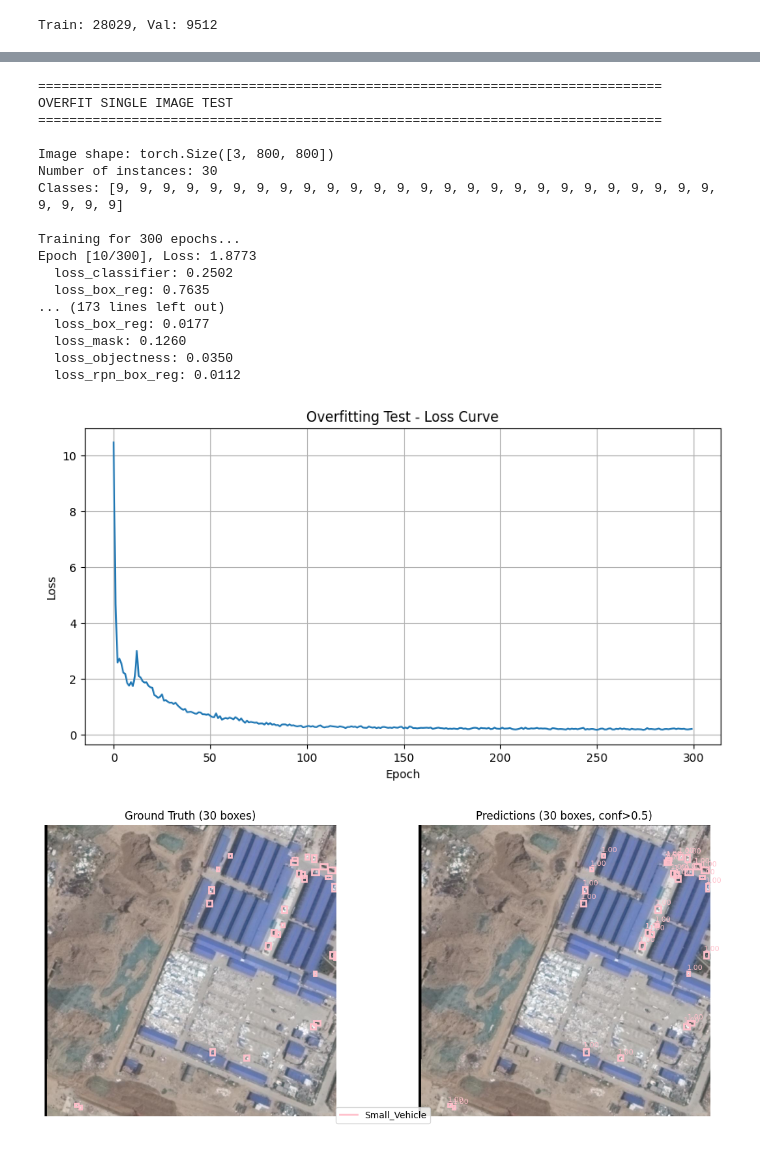
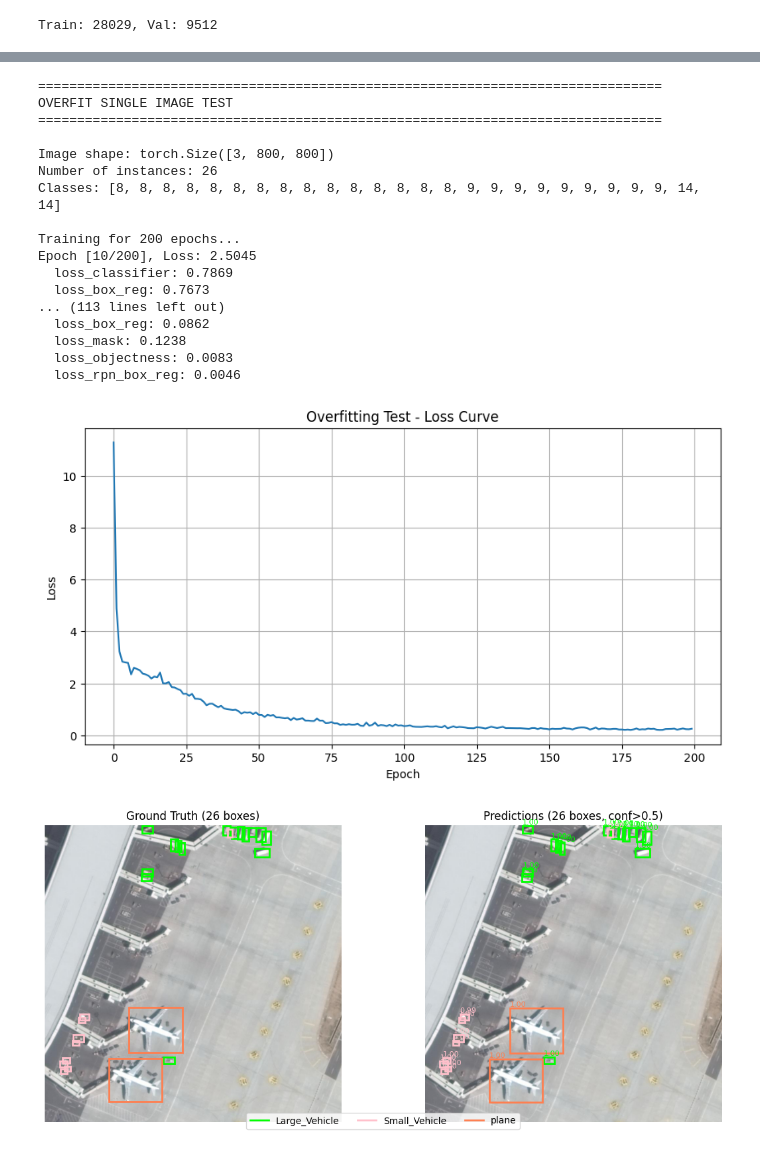
Before and after one commit to michaelo-ponteski/isaid-instance-segmentation, a Jupyter notebook: notebooks/00_setup.ipynb, the cells around one changed output, grey strips where cells are left out. Cells and saved outputs as stored; diff of their text form; code cells hidden in the pictures.

```diff
--- a/notebooks/00_setup.ipynb
+++ b/notebooks/00_setup.ipynb
@@ -58,28 +67,28 @@ model = get_maskrcnn_model(num_classes, pretrained=True)
 # %%
 losses, preds = overfit_single_image_test(
     model,
     train_dataset,
-    idx=0,
-    num_epochs=300,
+    idx=19,
+    num_epochs=200,
     device=device
 )
 # %% [output]
 ================================================================================
 OVERFIT SINGLE IMAGE TEST
 ================================================================================
 
 Image shape: torch.Size([3, 800, 800])
-Number of instances: 30
-Classes: [9, 9, 9, 9, 9, 9, 9, 9, 9, 9, 9, 9, 9, 9, 9, 9, 9, 9, 9, 9, 9, 9, 9, 9, 9, 9, 9, 9, 9, 9]
+Number of instances: 26
+Classes: [8, 8, 8, 8, 8, 8, 8, 8, 8, 8, 8, 8, 8, 8, 8, 9, 9, 9, 9, 9, 9, 9, 9, 9, 14, 14]
 
-Training for 300 epochs...
-Epoch [10/300], Loss: 1.8773
-  loss_classifier: 0.2502
-  loss_box_reg: 0.7635
-... (173 lines left out)
-  loss_box_reg: 0.0177
-  loss_mask: 0.1260
-  loss_objectness: 0.0350
-  loss_rpn_box_reg: 0.0112
+Training for 200 epochs...
+Epoch [10/200], Loss: 2.5045
+  loss_classifier: 0.7869
+  loss_box_reg: 0.7673
+... (113 lines left out)
+  loss_box_reg: 0.0862
+  loss_mask: 0.1238
+  loss_objectness: 0.0083
+  loss_rpn_box_reg: 0.0046
-[figure, old version]
+[figure, new version]
-[figure, old version]
+[figure, new version]
```
Also changed, not shown: parts of 6 cells of this notebook.
